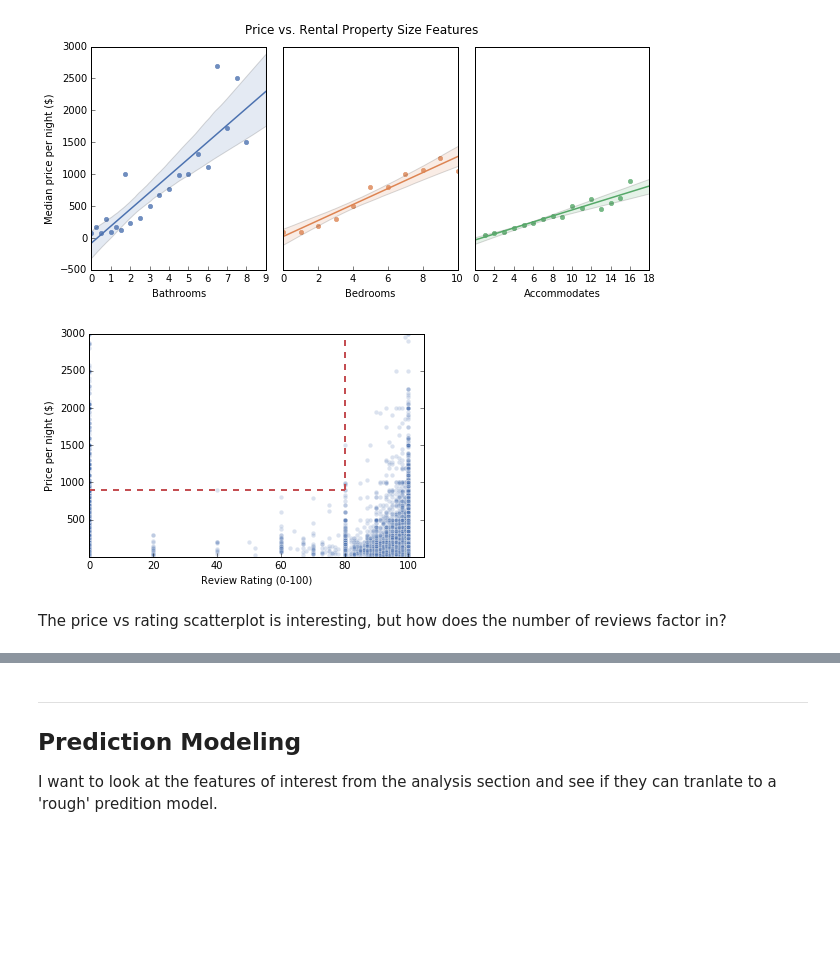
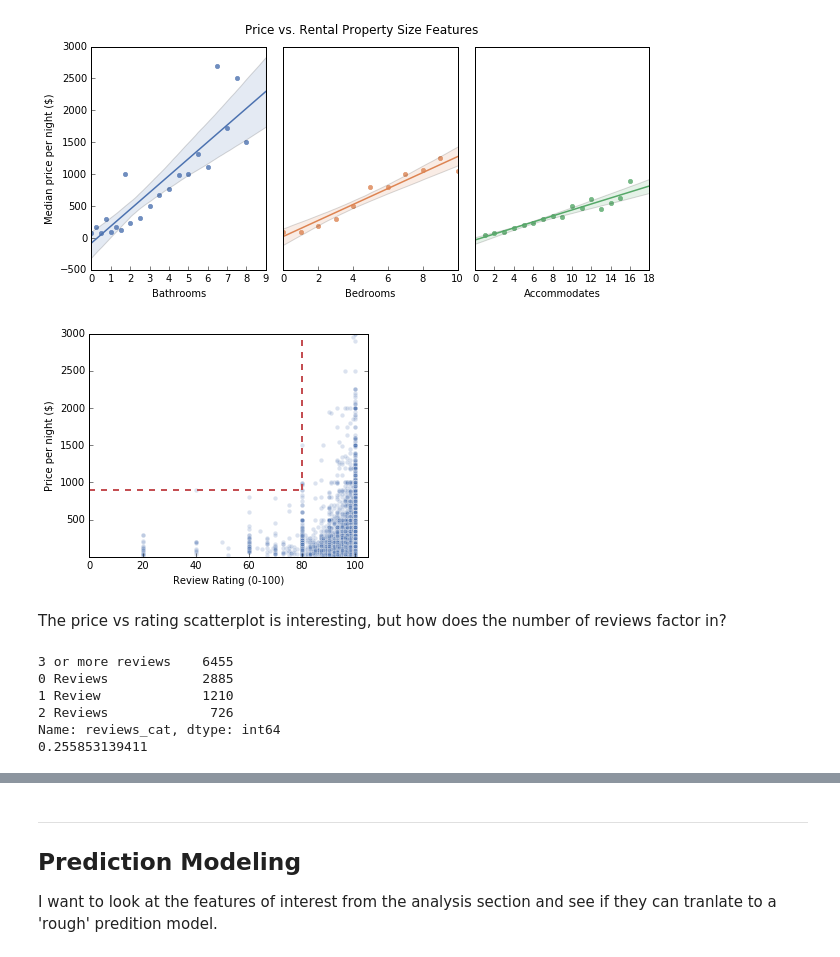
Before and after one commit to daniel-codes/airbnb-austin-tx, a Jupyter notebook: airbnb_austin_tx.ipynb, the cells around one changed output, grey strips where cells are left out. Drawn from its saved outputs; the diff is of its cells as text; code cells hidden in the pictures; blank space fills up the shorter version.

```diff
--- a/airbnb_austin_tx.ipynb
+++ b/airbnb_austin_tx.ipynb
@@ -186,10 +186,12 @@ df.describe()
 # %% [markdown]
 The review ratings (review_scores_rating) are missing a lot of data. However, due to the small size of the data set, I'll opt to fill the missing values of the ratings scores at the cost of diluting the ratings feature importance. Before I do this, I'll save a copy of the DataFrame in it's current state since I want to look at a plot of price vs. rating later.
 # %%
-# df without imputation for later plot
-df_rating_price = df[['review_scores_rating', 'price', 'price_per_person', 'number_of_reviews']].copy()
+# df for later plots - need data before 'review_scores_rating' imputation
+df_rating_price = df[['review_scores_rating', 'price', 'price_per_person',
+                      'number_of_reviews', 'bathrooms', 'bedrooms', 'accommodates']].copy()
+df_rating_price_nofill = df_rating_price.copy()  #plot 1
 df_rating_price['review_scores_rating'].fillna(0, inplace=True)
-df_rating_price.dropna(inplace=True)
+df_rating_price.dropna(inplace=True)  #plot 2
 
 # Imputed mean value of review scores to missing data in review_scores_rating feature
 print("Filling NaN 'review_scores_rating' with {:.3f}.".format(df['review_scores_rating'].mean()))
@@ -437,24 +441,24 @@ fig.savefig('images/price_by_property_size.png')
 # %% [output]
 [figure]
 # %%
-fig, ax = plt.subplots(figsize=(6, 4))
+fig, ax = plt.subplots(figsize=(5, 4))
 #df_rp = df_rating_price[df_rating_price['price']>1]
 
 #https://stackoverflow.com/questions/38249454/extract-rgb-or-6-digit-code-from-seaborn-palette
 sns.scatterplot(x="review_scores_rating", y='price',
-                data=df_rating_price, alpha=0.2, color='#4c72b0')
+                data=df_rating_price_nofill, alpha=0.2, color='#4c72b0')
 ax.set_ylim(1, 3000)
 ax.set_xlim(0, 105)
 ax.set_ylabel("Price per night ($)")
 ax.set_xlabel("Review Rating (0-100)")
 ax.tick_params(top=False)
 ax.vlines(x=80, ymin=900, ymax=3000, color = '#c44e52',
           linestyle='--', linewidth=2)
 ax.hlines(y=900, xmin=0, xmax=80, color = '#c44e52',
           linestyle='--', linewidth=2)
-plt.show();
+fig.savefig('images/ratings_vs_price.png')
 # %% [output]
-[figure, old version]
+[figure, new version]
 # %% [markdown]
 The price vs rating scatterplot is interesting, but how does the number of reviews factor in?
 # %%
@@ -470,4 +474,15 @@ def f(row):
     return val
 # %%
 df_rating_price['reviews_cat'] = df_rating_price.apply(f, axis=1)
+# %%
+print(df_rating_price['reviews_cat'].value_counts())
+print(df_rating_price['reviews_cat'].value_counts()[1]/
+      df_rating_price['reviews_cat'].value_counts().sum())
+# %% [output]
+3 or more reviews    6455
+0 Reviews            2885
+1 Review             1210
+2 Reviews             726
+Name: reviews_cat, dtype: int64
+0.255853139411
 # %%
```
Also changed, not shown: parts of 18 cells of this notebook, 10 other files.
